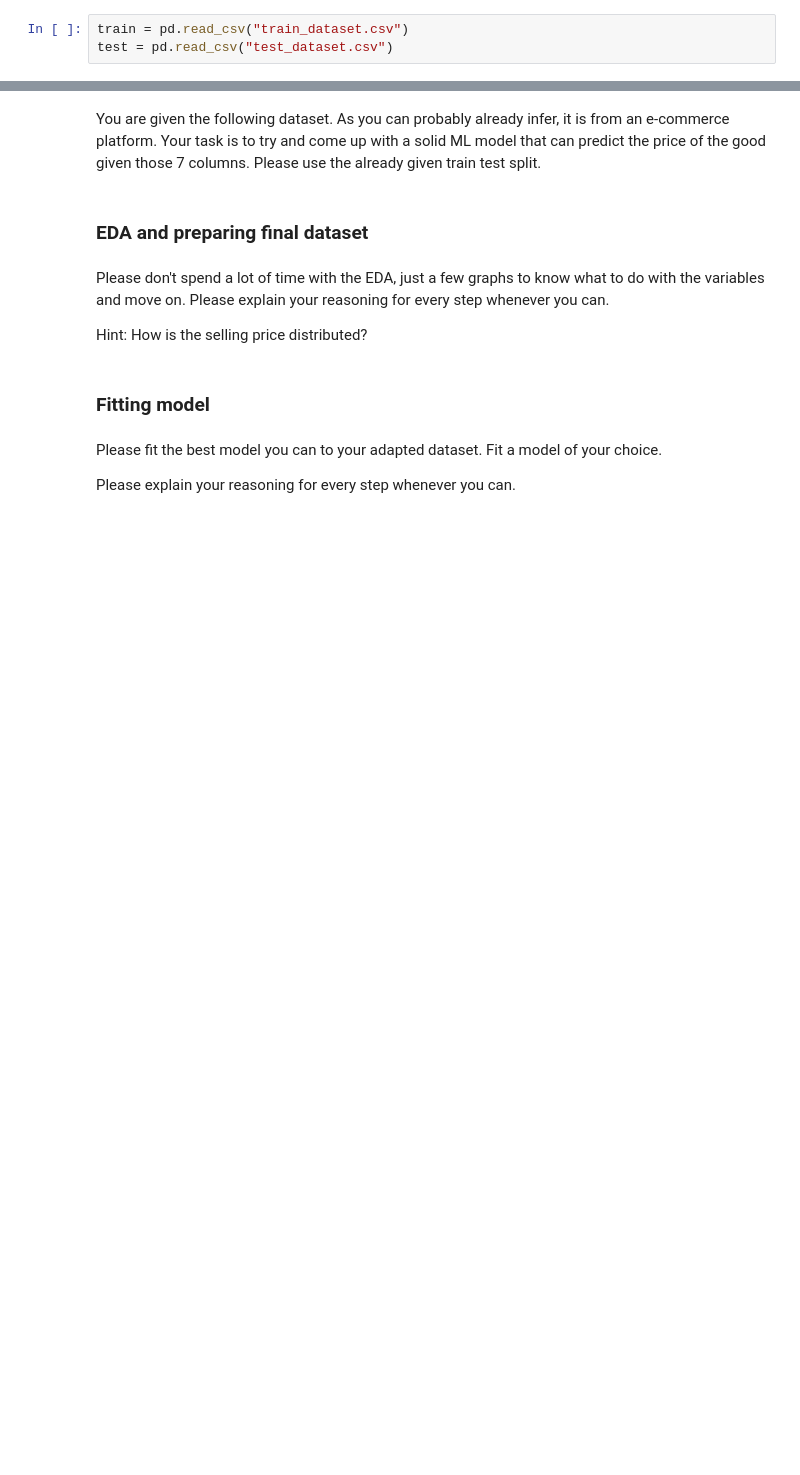
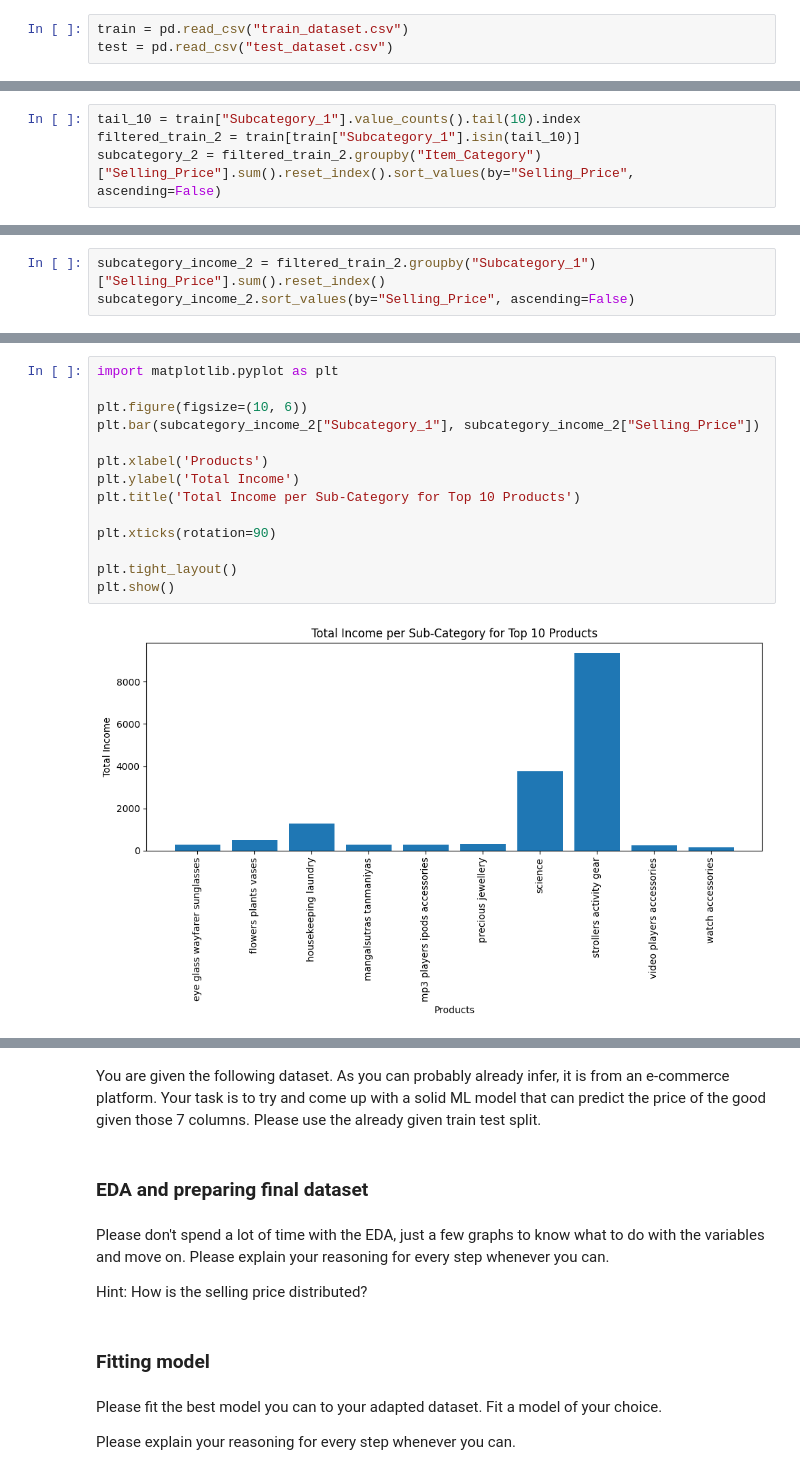
Before and after one commit to AETNA-68/Price_Forecast_Exponential-Smoothing, a Jupyter notebook: Forecasting.ipynb, the cells around one changed output, grey strips where cells are left out. Saved outputs shown, nothing was run; the diff lists cells and outputs as text; blank space fills up the shorter version.

```diff
--- a/Forecasting.ipynb
+++ b/Forecasting.ipynb
@@ -28,0 +220,4 @@ Name: count, Length: 67, dtype: int64
+# %%
+tail_10 = train["Subcategory_1"].value_counts().tail(10).index
+filtered_train_2 = train[train["Subcategory_1"].isin(tail_10)]
+subcategory_2 = filtered_train_2.groupby("Item_Category")["Selling_Price"].sum().reset_index().sort_values(by="Selling_Price", ascending=False)
@@ -28,0 +236,3 @@ Name: count, Length: 67, dtype: int64
+# %%
+subcategory_income_2 = filtered_train_2.groupby("Subcategory_1")["Selling_Price"].sum().reset_index()
+subcategory_income_2.sort_values(by="Selling_Price", ascending=False)
@@ -28,0 +251,16 @@ Name: count, Length: 67, dtype: int64
+# %%
+import matplotlib.pyplot as plt
+
+plt.figure(figsize=(10, 6))
+plt.bar(subcategory_income_2["Subcategory_1"], subcategory_income_2["Selling_Price"])
+
+plt.xlabel('Products')
+plt.ylabel('Total Income')
+plt.title('Total Income per Sub-Category for Top 10 Products')
+
+plt.xticks(rotation=90)
+
+plt.tight_layout()
+plt.show()
+# %% [output]
+[figure, added]
```
Also changed, not shown: parts of 65 cells of this notebook, 1 other file.
